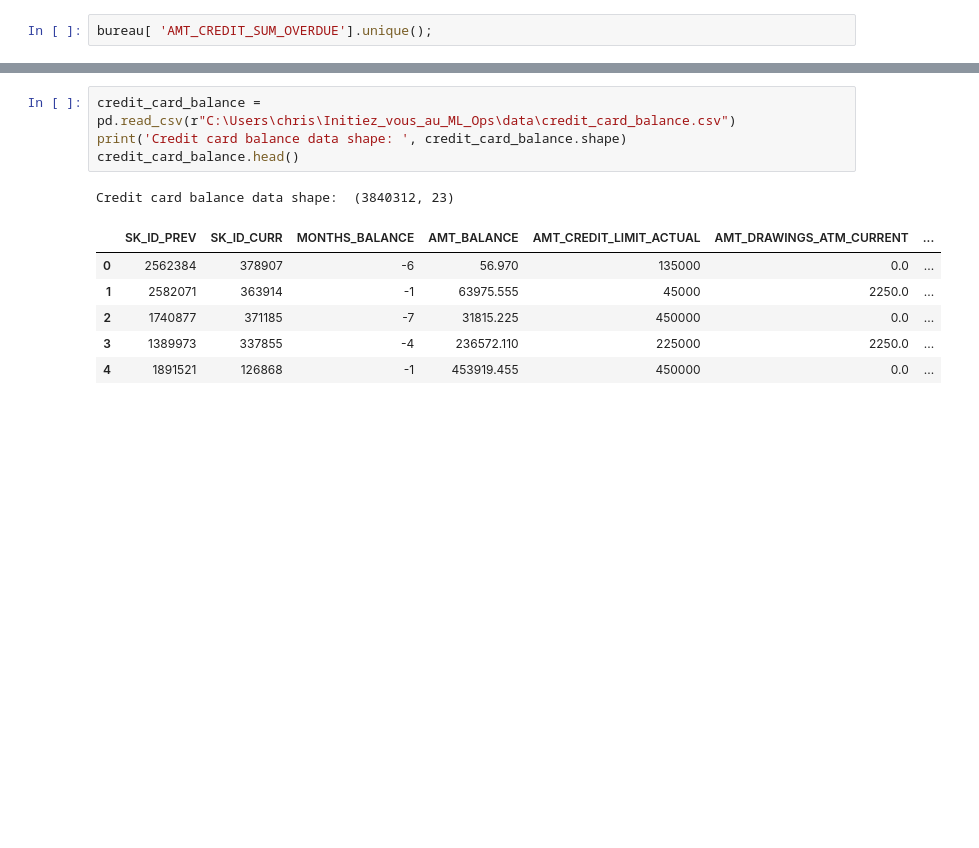
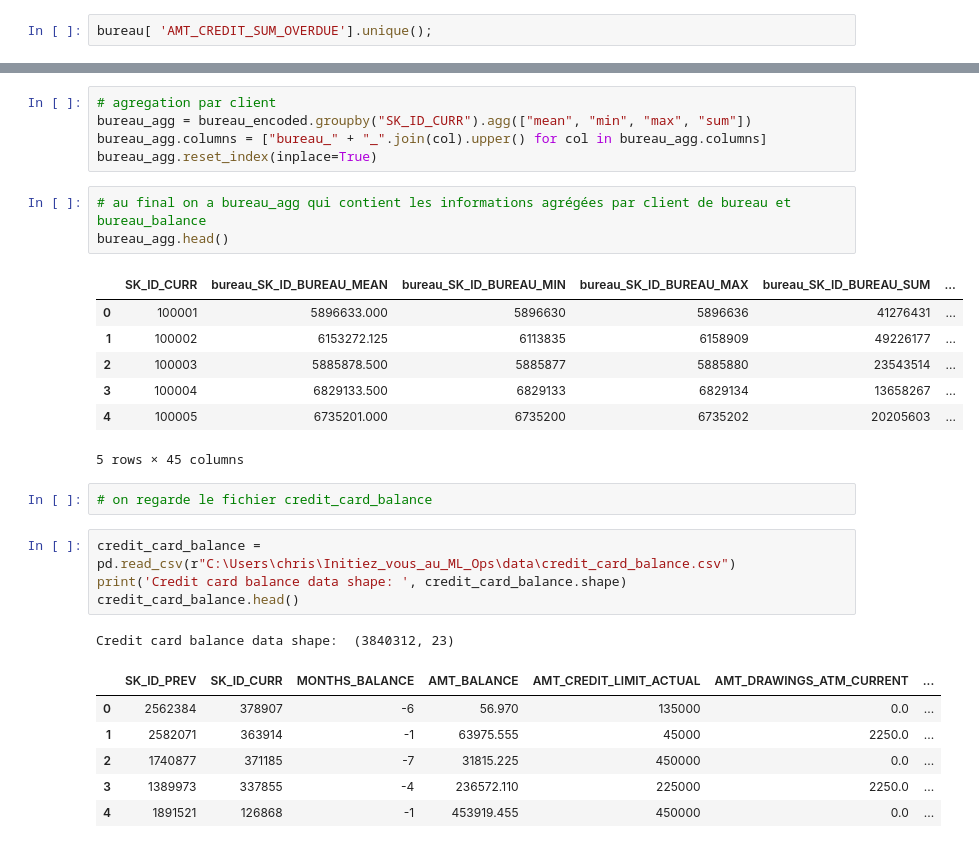
Before and after one commit to christophesallessacareau-boop/Initiez_vous_au_ML_Ops, a Jupyter notebook: Initiez_vous_au_ML_Ops.ipynb, the cells around one changed output, grey strips where cells are left out. Saved outputs shown, nothing was run; the diff lists cells and outputs as text; blank space fills up the shorter version.

Commit message:
update du fichier de code: nettoyage des fichiers

```diff
--- a/Initiez_vous_au_ML_Ops.ipynb
+++ b/Initiez_vous_au_ML_Ops.ipynb
@@ -128,3 +180,21 @@ Bureau merged data shape:  (27299925, 17)
+# %%
+# agregation par client
+bureau_agg = bureau_encoded.groupby("SK_ID_CURR").agg(["mean", "min", "max", "sum"])
+bureau_agg.columns = ["bureau_" + "_".join(col).upper() for col in bureau_agg.columns]
+bureau_agg.reset_index(inplace=True)
+# %%
+# au final on a bureau_agg qui contient les informations agrégées par client de bureau et bureau_balance
+bureau_agg.head()
+# %% [output]
+|  | SK_ID_CURR | bureau_SK_ID_BUREAU_MEAN | bureau_SK_ID_BUREAU_MIN | bureau_SK_ID_BUREAU_MAX | bureau_SK_ID_BUREAU_SUM | ... |
+| 0 | 100001 | 5896633.000 | 5896630 | 5896636 | 41276431 | ... |
+| 1 | 100002 | 6153272.125 | 6113835 | 6158909 | 49226177 | ... |
+| 2 | 100003 | 5885878.500 | 5885877 | 5885880 | 23543514 | ... |
+| 3 | 100004 | 6829133.500 | 6829133 | 6829134 | 13658267 | ... |
+| 4 | 100005 | 6735201.000 | 6735200 | 6735202 | 20205603 | ... |
+5 rows × 45 columns
+# %%
+# on regarde le fichier credit_card_balance
 # %%
 credit_card_balance = pd.read_csv(r"C:\Users\chris\Initiez_vous_au_ML_Ops\data\credit_card_balance.csv")
 print('Credit card balance data shape: ', credit_card_balance.shape)
```
Also changed, not shown: parts of 57 cells of this notebook.
